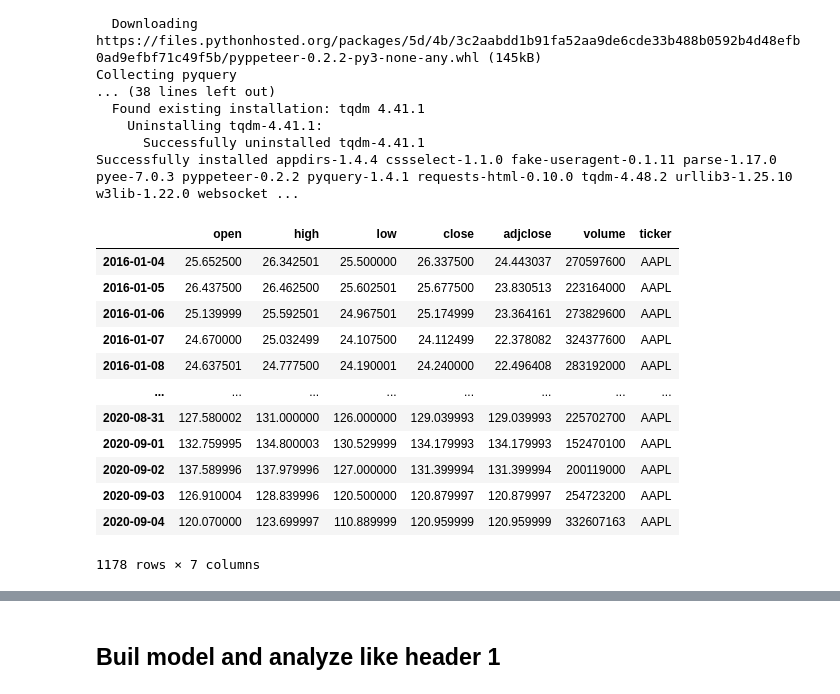
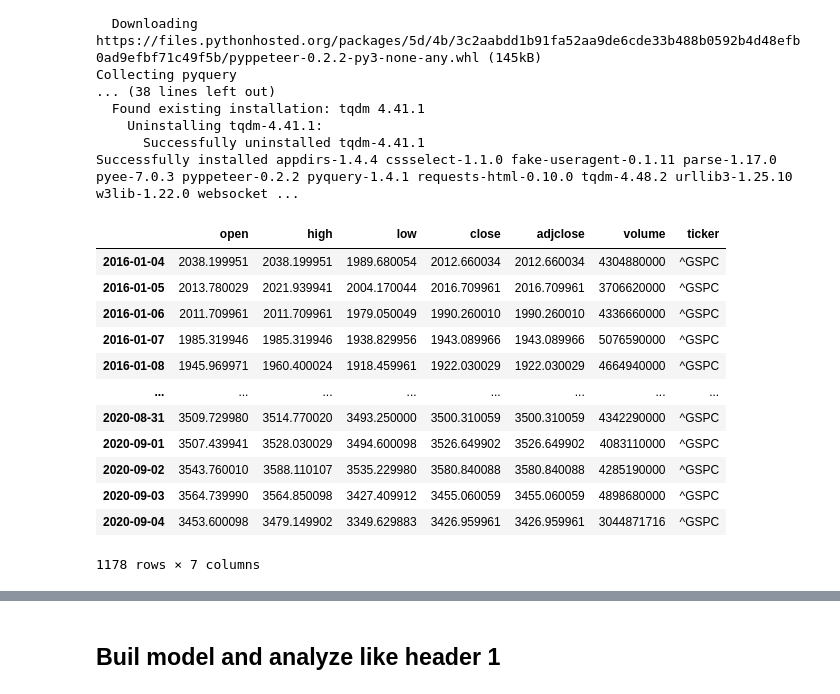
Before and after one commit to duybluemind1988/Data-science, a Jupyter notebook: Time_series/Time_series_all_method_2(multy).ipynb, the cells around one changed output, grey strips where cells are left out. Cells and saved outputs as stored; diff of their text form; code cells hidden in the pictures.

```diff
--- a/Time_series/Time_series_all_method_2(multy).ipynb
+++ b/Time_series/Time_series_all_method_2(multy).ipynb
@@ -1488,26 +1488,26 @@ Successfully installed appdirs-1.4.4 cssselect-1.1.0 fake-useragent-0.1.11 parse
 # %%
 from yahoo_fin.stock_info import get_data
 
 stock_code={'Apple':'AAPL', 'Microsoft':'MSFT','Facebook':'Fb','Amazon':'AMZN',
             'Twitter':'TWTR','SP500':'^GSPC'}
 
-df= get_data(stock_code['Apple'],  start_date = '2016-01-01',
+df= get_data(stock_code['SP500'],  start_date = '2016-01-01',
                           end_date='2020-09-05',
                       index_as_date = True, interval="1d")
 df
 # %% [output]
 |  | open | high | low | close | adjclose | volume | ticker |
-| 2016-01-04 | 25.652500 | 26.342501 | 25.500000 | 26.337500 | 24.443037 | 270597600 | AAPL |
-| 2016-01-05 | 26.437500 | 26.462500 | 25.602501 | 25.677500 | 23.830513 | 223164000 | AAPL |
-| 2016-01-06 | 25.139999 | 25.592501 | 24.967501 | 25.174999 | 23.364161 | 273829600 | AAPL |
-| 2016-01-07 | 24.670000 | 25.032499 | 24.107500 | 24.112499 | 22.378082 | 324377600 | AAPL |
-| 2016-01-08 | 24.637501 | 24.777500 | 24.190001 | 24.240000 | 22.496408 | 283192000 | AAPL |
+| 2016-01-04 | 2038.199951 | 2038.199951 | 1989.680054 | 2012.660034 | 2012.660034 | 4304880000 | ^GSPC |
+| 2016-01-05 | 2013.780029 | 2021.939941 | 2004.170044 | 2016.709961 | 2016.709961 | 3706620000 | ^GSPC |
+| 2016-01-06 | 2011.709961 | 2011.709961 | 1979.050049 | 1990.260010 | 1990.260010 | 4336660000 | ^GSPC |
+| 2016-01-07 | 1985.319946 | 1985.319946 | 1938.829956 | 1943.089966 | 1943.089966 | 5076590000 | ^GSPC |
+| 2016-01-08 | 1945.969971 | 1960.400024 | 1918.459961 | 1922.030029 | 1922.030029 | 4664940000 | ^GSPC |
 | ... | ... | ... | ... | ... | ... | ... | ... |
-| 2020-08-31 | 127.580002 | 131.000000 | 126.000000 | 129.039993 | 129.039993 | 225702700 | AAPL |
-| 2020-09-01 | 132.759995 | 134.800003 | 130.529999 | 134.179993 | 134.179993 | 152470100 | AAPL |
-| 2020-09-02 | 137.589996 | 137.979996 | 127.000000 | 131.399994 | 131.399994 | 200119000 | AAPL |
-| 2020-09-03 | 126.910004 | 128.839996 | 120.500000 | 120.879997 | 120.879997 | 254723200 | AAPL |
-| 2020-09-04 | 120.070000 | 123.699997 | 110.889999 | 120.959999 | 120.959999 | 332607163 | AAPL |
+| 2020-08-31 | 3509.729980 | 3514.770020 | 3493.250000 | 3500.310059 | 3500.310059 | 4342290000 | ^GSPC |
+| 2020-09-01 | 3507.439941 | 3528.030029 | 3494.600098 | 3526.649902 | 3526.649902 | 4083110000 | ^GSPC |
+| 2020-09-02 | 3543.760010 | 3588.110107 | 3535.229980 | 3580.840088 | 3580.840088 | 4285190000 | ^GSPC |
+| 2020-09-03 | 3564.739990 | 3564.850098 | 3427.409912 | 3455.060059 | 3455.060059 | 4898680000 | ^GSPC |
+| 2020-09-04 | 3453.600098 | 3479.149902 | 3349.629883 | 3426.959961 | 3426.959961 | 3044871716 | ^GSPC |
 1178 rows × 7 columns
 # %%
 def get_indicators(data):
```
Also changed, not shown: parts of 12 cells of this notebook.
